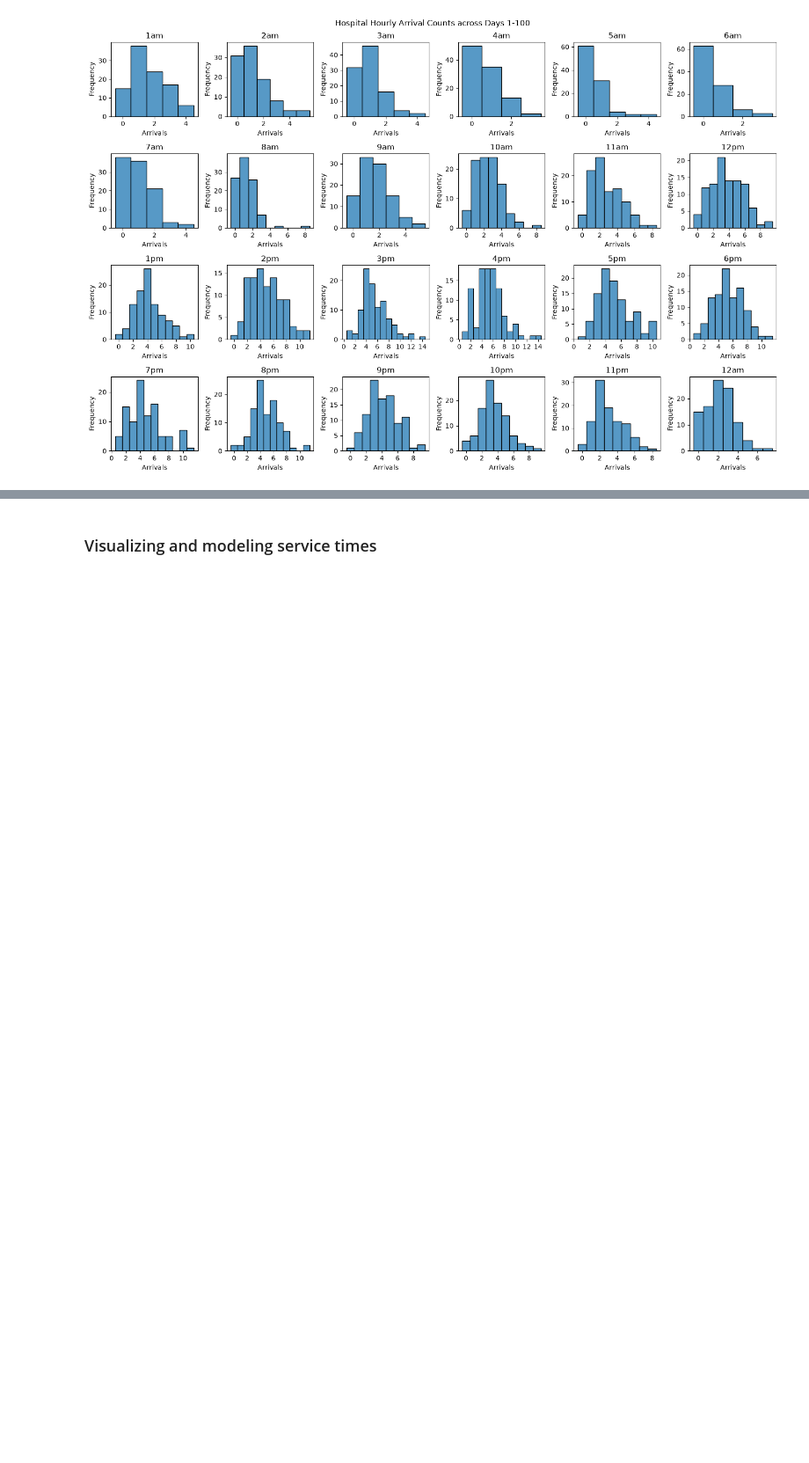
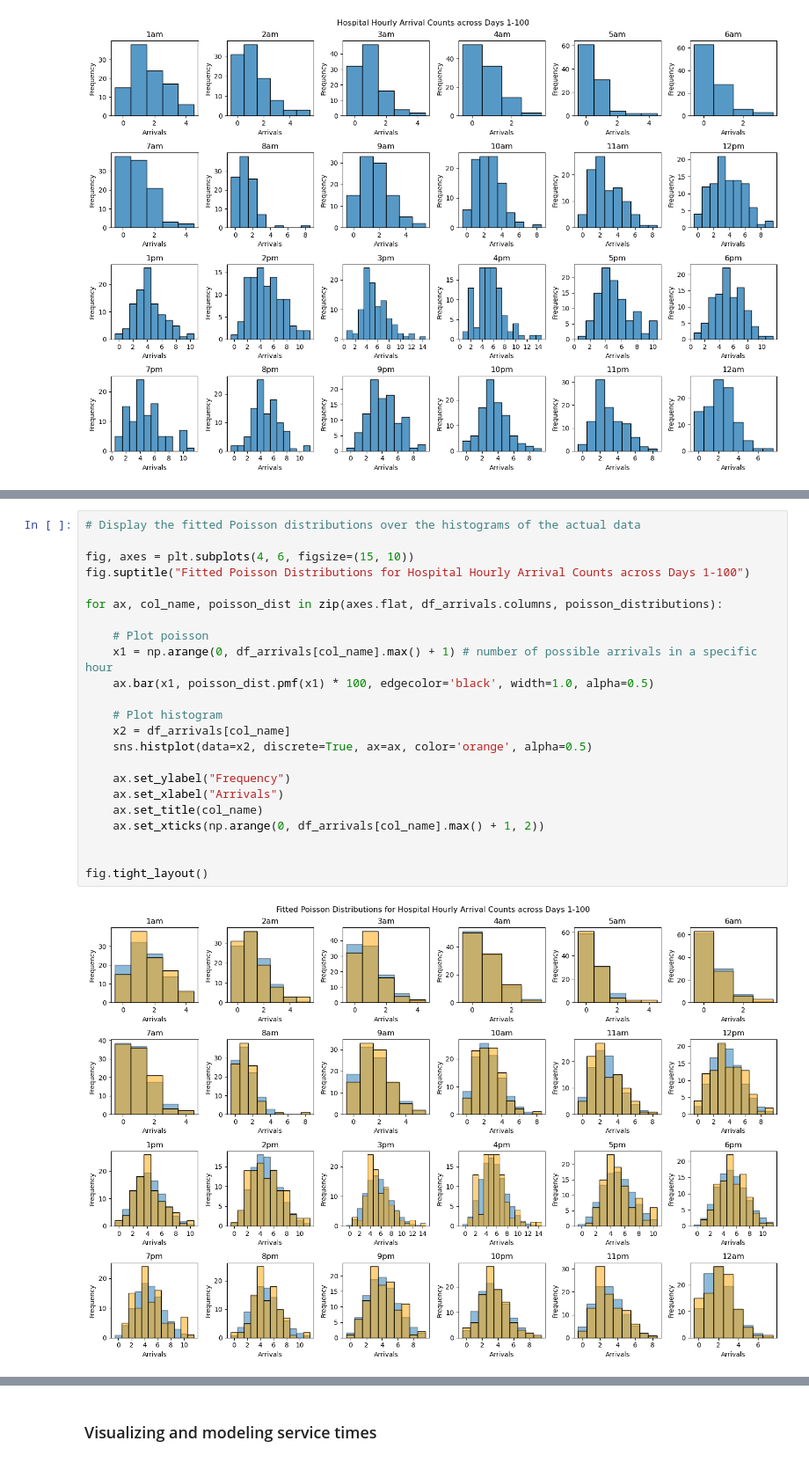
Before and after one commit to faustigo/MIE360-Fall-2026-Project, a Jupyter notebook: Deliverable-3.1-InputModeling.ipynb, the cells around one changed output, grey strips where cells are left out. Shown at 88% size. Saved outputs shown, nothing was run; the diff lists cells and outputs as text; blank space fills up the shorter version.

```diff
--- a/Deliverable-3.1-InputModeling.ipynb
+++ b/Deliverable-3.1-InputModeling.ipynb
@@ -60,2 +101,27 @@ plt.show()
+# %%
+# Display the fitted Poisson distributions over the histograms of the actual data
+
+fig, axes = plt.subplots(4, 6, figsize=(15, 10))
+fig.suptitle("Fitted Poisson Distributions for Hospital Hourly Arrival Counts across Days 1-100")
+
+for ax, col_name, poisson_dist in zip(axes.flat, df_arrivals.columns, poisson_distributions):
+
+    # Plot poisson
+    x1 = np.arange(0, df_arrivals[col_name].max() + 1) # number of possible arrivals in a specific hour
+    ax.bar(x1, poisson_dist.pmf(x1) * 100, edgecolor='black', width=1.0, alpha=0.5)
+
+    # Plot histogram
+    x2 = df_arrivals[col_name]
+    sns.histplot(data=x2, discrete=True, ax=ax, color='orange', alpha=0.5)
+
+    ax.set_ylabel("Frequency")
+    ax.set_xlabel("Arrivals")
+    ax.set_title(col_name)
+    ax.set_xticks(np.arange(0, df_arrivals[col_name].max() + 1, 2))
+
+
+fig.tight_layout()
+# %% [output]
+[figure, added]
 # %%
 # TODO Run chi-squared test of observed arrival counts versus proposed Poisson distribution
```
Also changed, not shown: parts of 11 cells of this notebook, 1 other file.
